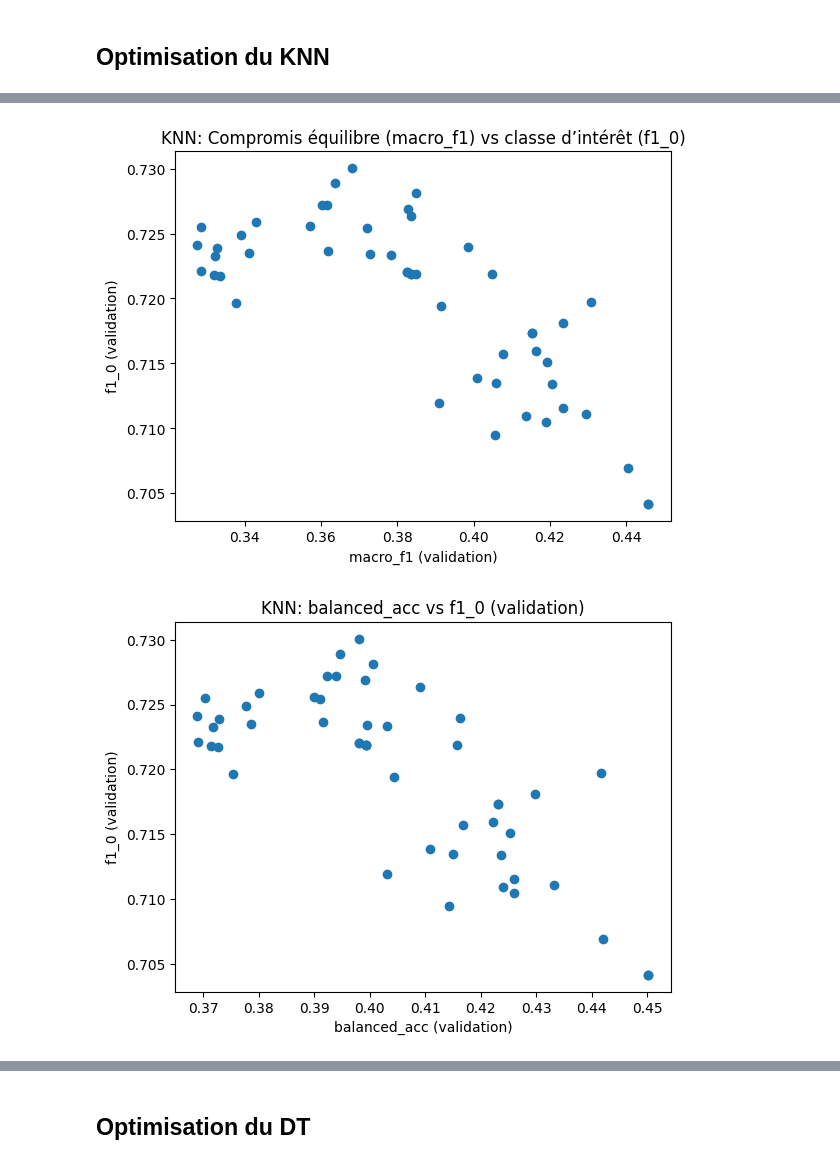
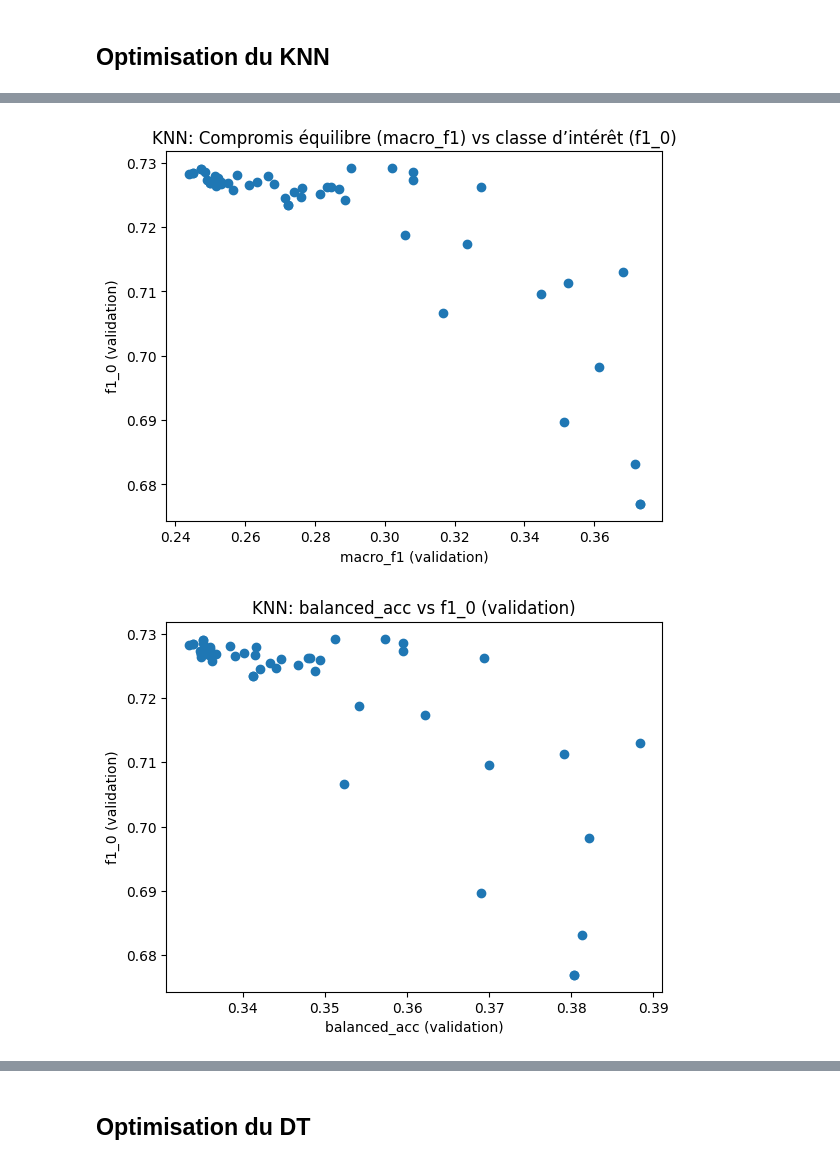
Before and after one commit to moubarik-ashraf/DS_Project, a Jupyter notebook: notebooks/02_modeling.ipynb, the cells around one changed output, grey strips where cells are left out. Cells and saved outputs as stored; diff of their text form; code cells hidden in the pictures.

```diff
--- a/notebooks/02_modeling.ipynb
+++ b/notebooks/02_modeling.ipynb
@@ -389,7 +406,7 @@ def compute_metrics(y_true, y_pred):
 
 # Score de sélection (favorise classe 0, mais garde équilibre)
 def selection_score(m):
-    return 0.7*m["f1_0"] + 0.15*m["macro_f1"] + 0.15*m["balanced_acc"]
+    return 0.55*m["f1_0"] + 0.30*m["macro_f1"] + 0.15*m["balanced_acc"]
 
 
 
@@ -410,15 +427,12 @@ configs = list(ParameterSampler(param_dist, n_iter=N_CONFIGS, random_state=RANDO
 # =========================
 rows = []
 for i, params in enumerate(configs, start=1):
-    model = Pipeline(steps=[
-        ("scaler", StandardScaler()),
-        ("knn", KNeighborsClassifier(
+    model =  KNeighborsClassifier(
             n_neighbors=int(params["knn__n_neighbors"]),
             weights=params["knn__weights"],
             metric=params["knn__metric"],
             p=int(params["knn__p"])
-        ))
-    ])
+        )
 
     model.fit(X_train, y_train)
     y_pred_val = model.predict(X_val)
@@ -460,14 +474,14 @@ print("\n===== TOP 10 (Validation) - trié par sel_score =====")
 print(results_sorted[show_cols].head(10).to_string(index=False))
 
 best = results_sorted.iloc[0]
-best_params = {
+best_params_KNN = {
     "metric": best["knn__metric"],
     "p": int(best["knn__p"]),
     "weights": best["knn__weights"],
     "n_neighbors": int(best["knn__n_neighbors"])
 }
 print("\n✅ Configuration KNN sélectionnée (sur VALIDATION uniquement):")
-print(best_params)
+print(best_params_KNN)
 
 # =========================
 # PLOTS (validation) - sans seaborn
@@ -511,5 +525,5 @@ Done 50/50 | sel_score=0.6222 | f1_0=0.7272 | macro_f1=0.3604
 
 ✅ Configuration KNN sélectionnée (sur VALIDATION uniquement):
 {'metric': 'manhattan', 'p': 1, 'weights': 'distance', 'n_neighbors': 16}
-[figure, old version]
+[figure, new version]
-[figure, old version]
+[figure, new version]
```
Also changed, not shown: parts of 6 cells of this notebook.
